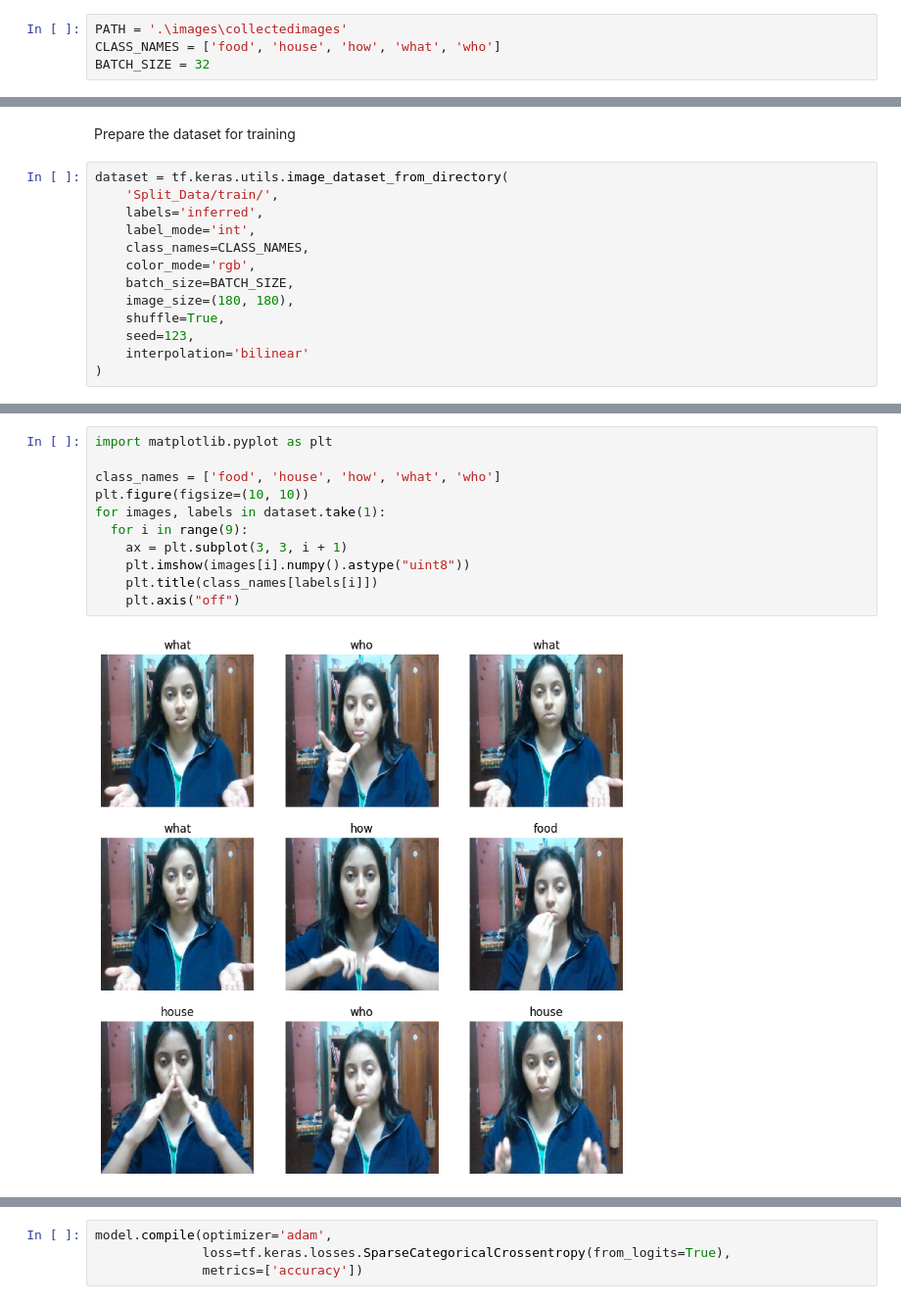
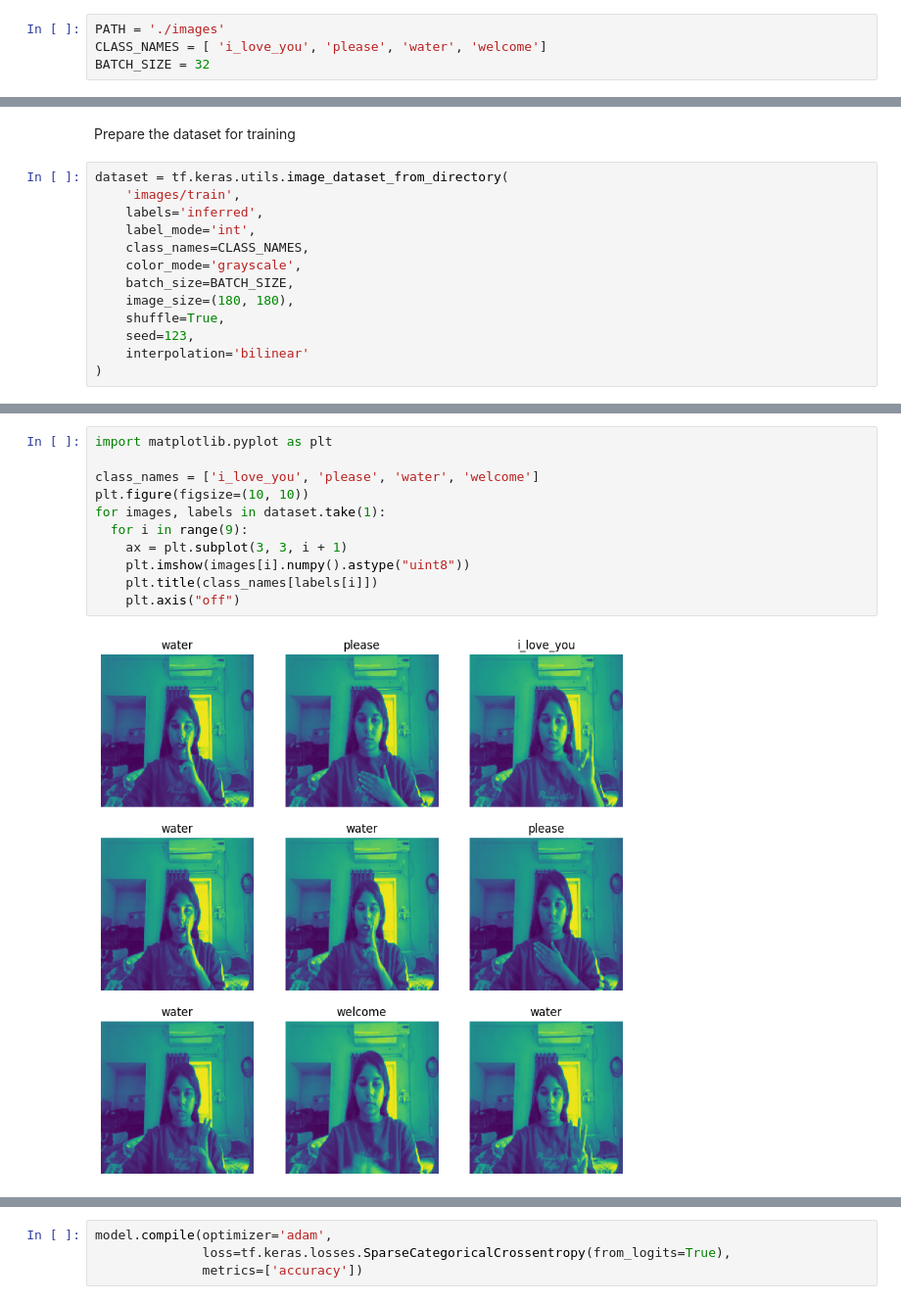
Before and after one commit to SHAIMA-HAQUE/ASL_SIGNS, a Jupyter notebook: dataset.ipynb, the cells around one changed output, grey strips where cells are left out. Shown at 98% size. Cells and saved outputs as stored; diff of their text form.

```diff
--- a/dataset.ipynb
+++ b/dataset.ipynb
@@ -29,6 +53,6 @@ import keras
 # %%
-PATH = '.\images\collectedimages'
-CLASS_NAMES = ['food', 'house', 'how', 'what', 'who']
+PATH = './images'
+CLASS_NAMES = [ 'i_love_you', 'please', 'water', 'welcome']
 BATCH_SIZE = 32
 # %% [markdown]
 Splitting the dataset into train, test and validation
@@ -53,11 +75,11 @@ splitfolders.ratio(PATH,seed=1337, output='Split_Data', ratio=(0.6, 0.2, 0.2))
 Prepare the dataset for training
 # %%
 dataset = tf.keras.utils.image_dataset_from_directory(
-    'Split_Data/train/',
+    'images/train',
     labels='inferred',
     label_mode='int',
     class_names=CLASS_NAMES,
-    color_mode='rgb',
+    color_mode='grayscale',
     batch_size=BATCH_SIZE,
     image_size=(180, 180),
     shuffle=True,
@@ -99,16 +121,16 @@ Found 25 files belonging to 5 classes.
 # %%
 import matplotlib.pyplot as plt
 
-class_names = ['food', 'house', 'how', 'what', 'who']
+class_names = ['i_love_you', 'please', 'water', 'welcome']
 plt.figure(figsize=(10, 10))
 for images, labels in dataset.take(1):
   for i in range(9):
     ax = plt.subplot(3, 3, i + 1)
     plt.imshow(images[i].numpy().astype("uint8"))
     plt.title(class_names[labels[i]])
     plt.axis("off")
 # %% [output]
-[figure, old version]
+[figure, new version]
 # %%
 from tensorflow.keras import layers, models
 model = models.Sequential([
```
Also changed, not shown: parts of 36 cells of this notebook, 36 other files.
